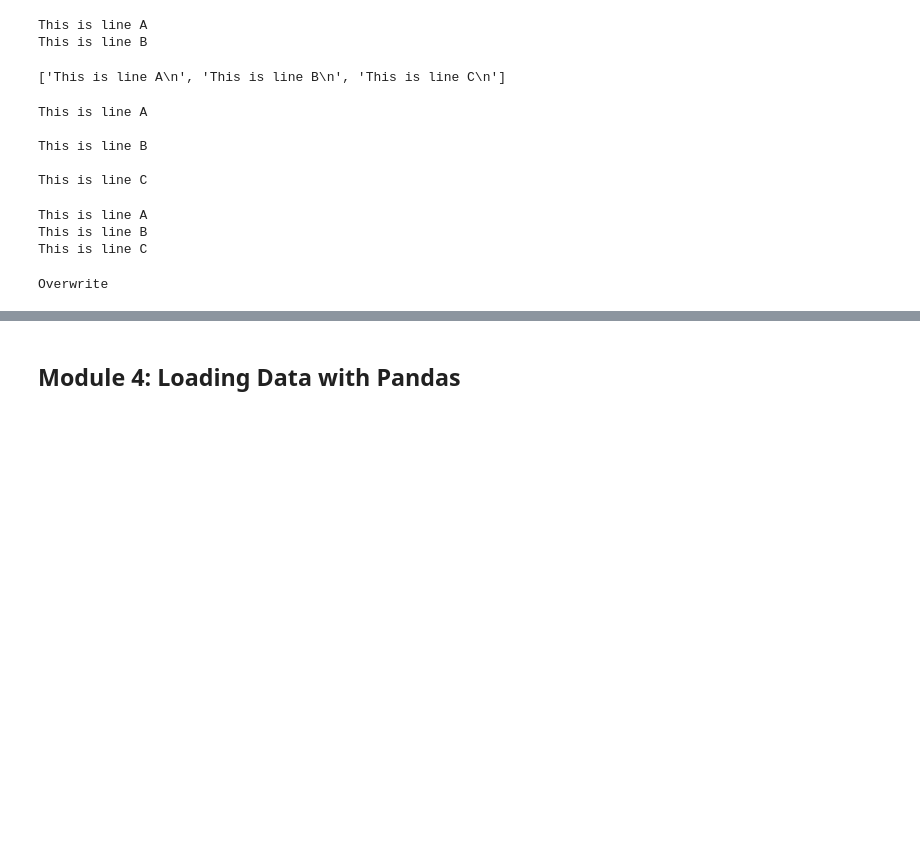
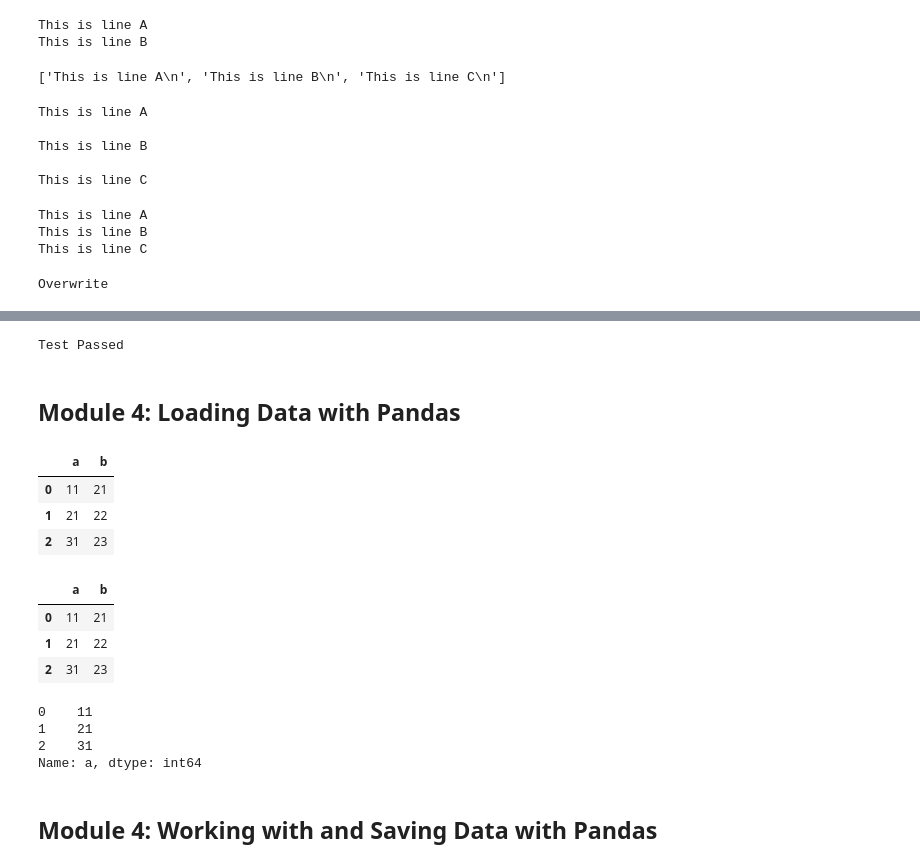
Before and after one commit to PosgradoMNA/actividades-de-aprendizaje-Jose-Bernardo-Moreno-Villarreal, a Jupyter notebook: Semana 2- Actividad 1.ipynb, the cells around one changed output, grey strips where cells are left out. Saved outputs shown, nothing was run; the diff lists cells and outputs as text; code cells hidden in the pictures; blank space fills up the shorter version.

```diff
--- a/Semana 2- Actividad 1.ipynb
+++ b/Semana 2- Actividad 1.ipynb
@@ -279,2 +352,61 @@ with open('Example2.txt', 'a') as testwritefile:
+# %%
+def testMsg(passed):
+    if passed:
+       return 'Test Passed'
+    else :
+       return 'Test Failed'
+
+testWrite = "testWrite.txt"
+testAppend = "testAppend.txt"
+passed = True
+
+genFiles(testWrite,testAppend)
+
+with open(testWrite,'r') as file:
+    ogWrite = file.readlines()
+
+with open(testAppend,'r') as file:
+    ogAppend = file.readlines()
+
+try:
+    cleanFiles(testWrite,testAppend)
+except:
+    print('Error')
+
+with open(testWrite,'r') as file:
+    clWrite = file.readlines()
+
+with open(testAppend,'r') as file:
+    clAppend = file.readlines()
+
+# checking if total no of rows is same, including headers
+
+if (len(ogWrite) + len(ogAppend) != len(clWrite) + len(clAppend)):
+    print("The number of rows do not add up. Make sure your final files have the same header and format.")
+    passed = False
+
+for line in clWrite:
+    if  'no' in line:
+        passed = False
+        print("Inactive members in file")
+        break
+    else:
+        if line not in ogWrite:
+            print("Data in file does not match original file")
+            passed = False
+print ("{}".format(testMsg(passed)))
+# %% [output]
+Test Passed
 # %% [markdown]
 ## Module 4: Loading Data with Pandas
+# %%
+import pandas as banana
+
+df=banana.DataFrame({'a':[11,21,31],'b':[21,22,23]})
+
+df.head()
+# %% [output]
+|  | a | b |
+| 0 | 11 | 21 |
+| 1 | 21 | 22 |
+| 2 | 31 | 23 |
@@ -280,0 +417,16 @@ with open('Example2.txt', 'a') as testwritefile:
+# %%
+df.head(3)
+# %% [output]
+|  | a | b |
+| 0 | 11 | 21 |
+| 1 | 21 | 22 |
+| 2 | 31 | 23 |
+# %%
+df["a"]
+# %% [output]
+0    11
+1    21
+2    31
+Name: a, dtype: int64
+# %% [markdown]
+## Module 4: Working with and Saving Data with Pandas
```
Also changed, not shown: parts of 42 cells of this notebook.
